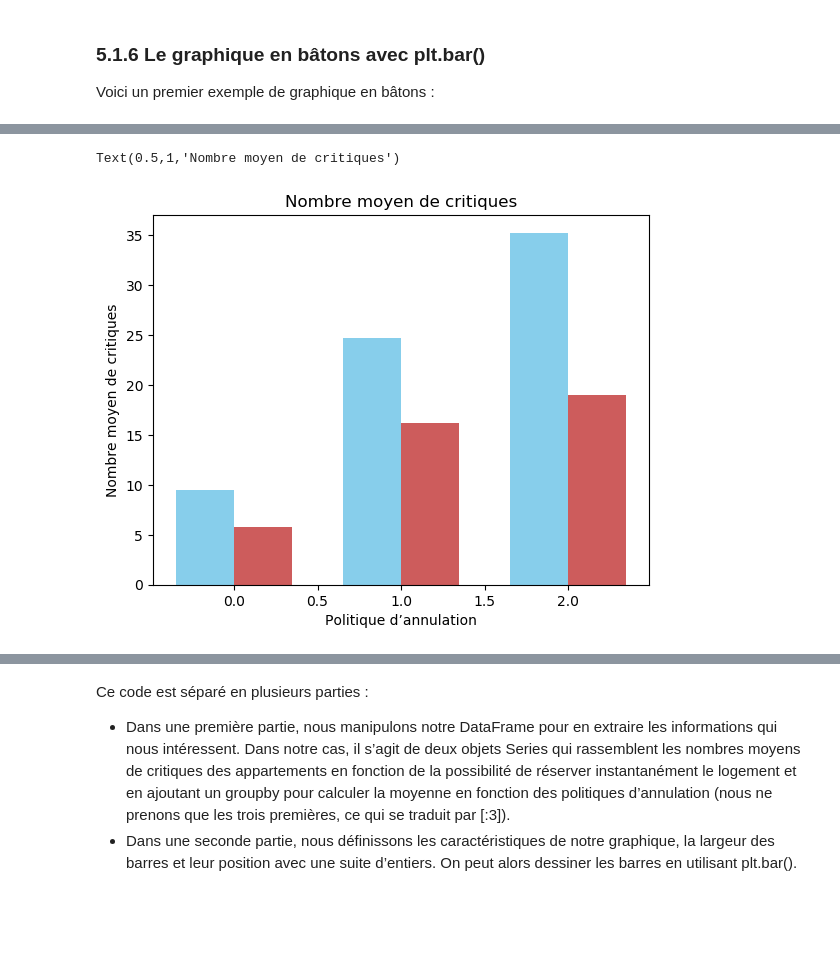
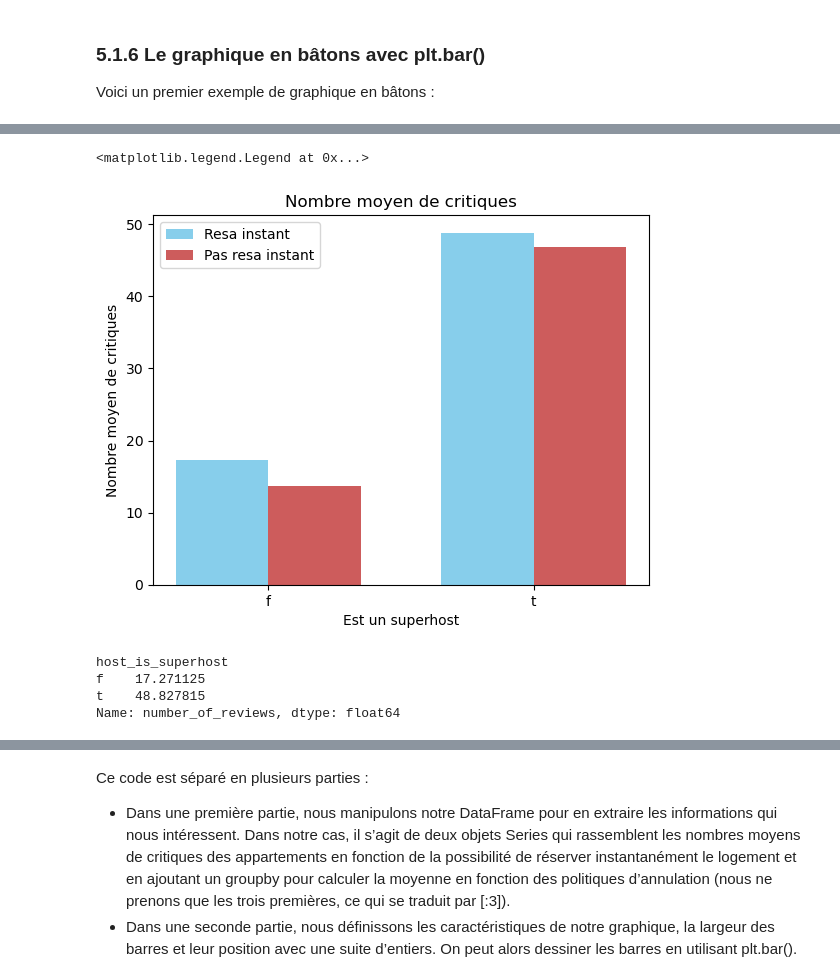
Before and after one commit to emjako/pythondatascientist, a Jupyter notebook: notebooks/05_01_Data_visualisation_matplotlib_seaborn.ipynb, the cells around one changed output, grey strips where cells are left out. Drawn from its saved outputs; the diff is of its cells as text; code cells hidden in the pictures; blank space fills up the shorter version.

```diff
--- a/notebooks/05_01_Data_visualisation_matplotlib_seaborn.ipynb
+++ b/notebooks/05_01_Data_visualisation_matplotlib_seaborn.ipynb
@@ -214,7 +227,7 @@ Sur les données AirBnB, on peut simplement afficher des coordonnées géographi
 sous forme de nuage de points.
 # %%
 # on commence par récupérer les données
-listing=pd.read_csv("../data/listing_extrait.csv",index_col=0)
+listing=pd.read_csv("https://www.stat4decision.com/listings.csv.gz",index_col=0)
 # %%
 plt.scatter("longitude","latitude", data=listing, s=1, c="availability_30")
 plt.axis('off')
@@ -233,20 +266,28 @@ plt.bar(range(5),[2,4,6,4,7])
 # %%
-# on construit les groupes grâce aux données AirBnB
 review_means_resa=listing[listing["instant_bookable"]=="t"]\
-.groupby("cancellation_policy").number_of_reviews.mean()
+                    .groupby("host_is_superhost").number_of_reviews.mean()
+review_means_noresa=listing[listing["instant_bookable"]=="f"]\
+                    .groupby("host_is_superhost").number_of_reviews.mean()
+ind = np.arange(len(review_means_resa[:3]))
+width = 0.35
 
-review_means_noresa=listing[listing["instant_bookable"]=="f"]\
-.groupby("cancellation_policy").number_of_reviews.mean()
+plt.bar(ind - width/2, review_means_resa[:3], width,
+                color='SkyBlue', label='Resa instant')
+plt.bar(ind + width/2, review_means_noresa[:3], width,
+color = 'IndianRed', label = 'Pas resa instant')
 
-# on récupère le nombre de
-ind = np.arange(len(review_means_resa[:3]))
-
-width = 0.35
-plt.bar(ind - width/2, review_means_resa[:3], width, color='SkyBlue', label='Resa instant')
-plt.bar(ind + width/2, review_means_noresa[:3], width, color = 'IndianRed', label = 'Pas resa instant')
 plt.ylabel('Nombre moyen de critiques')
-plt.xlabel("Politique d’annulation")
+plt.xlabel("Est un superhost")
 plt.title("Nombre moyen de critiques")
+plt.xticks(ind, review_means_resa.index[:3])
+plt.legend()
 # %% [output]
-Text(0.5,1,'Nombre moyen de critiques')
+<matplotlib.legend.Legend at 0x...>
-[figure, old version]
+[figure, new version]
+# %%
+review_means_resa
+# %% [output]
+host_is_superhost
+f    17.271125
+t    48.827815
+Name: number_of_reviews, dtype: float64
```
Also changed, not shown: parts of 39 cells of this notebook, 20 other files.
